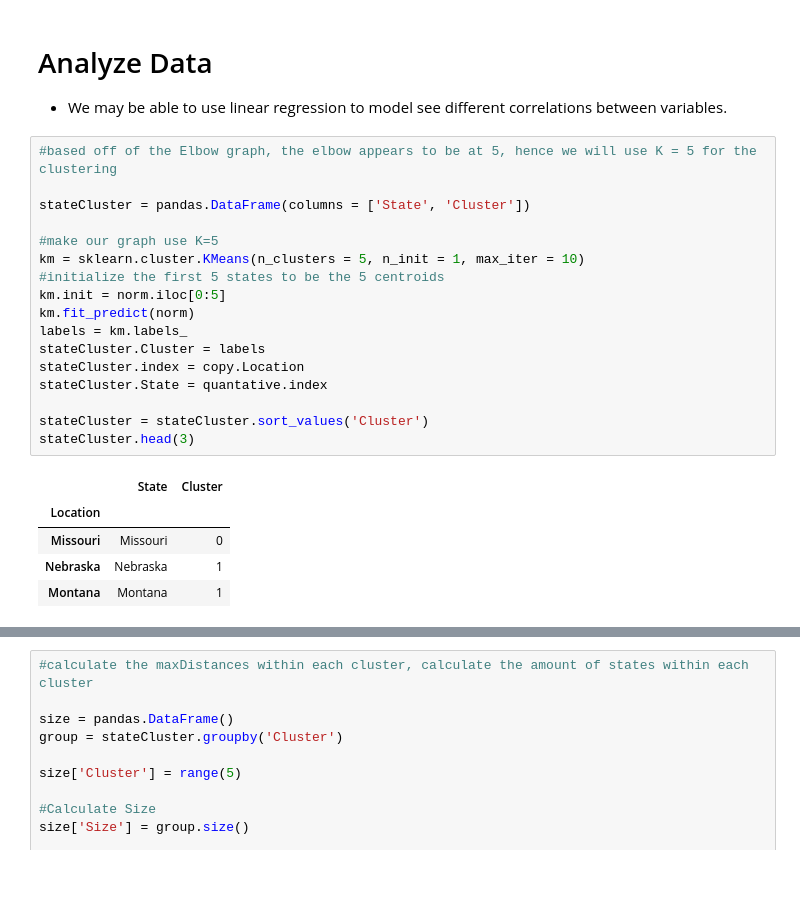
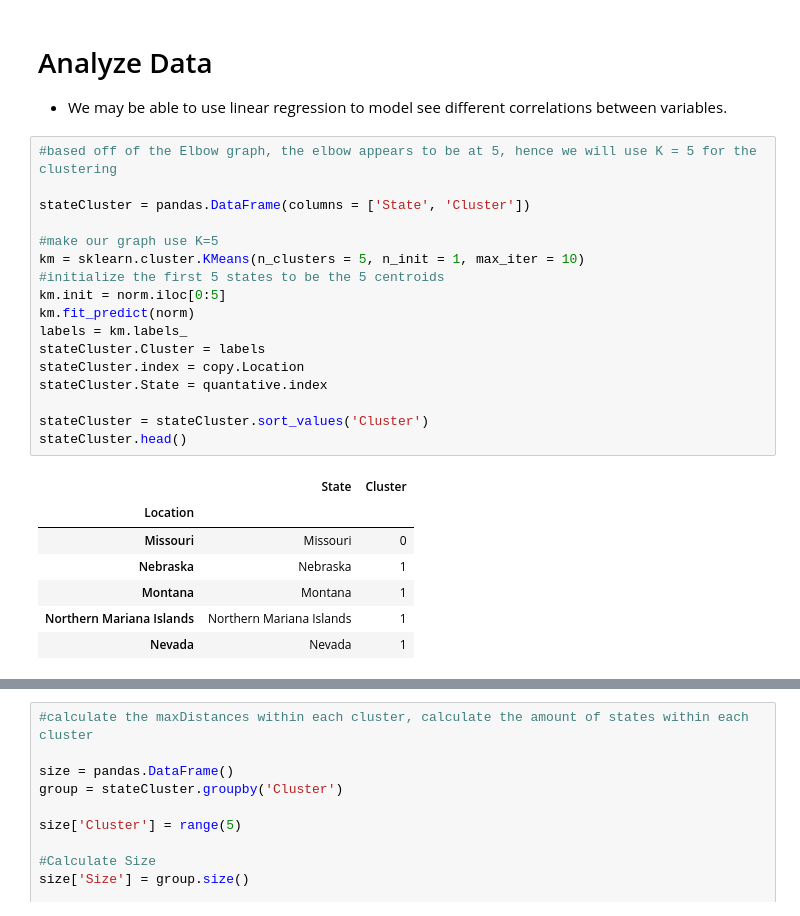
Before and after one commit to syao2017/Covid_Tracker, a Jupyter notebook: Team_Project_part_3.ipynb, the cells around one changed output, grey strips where cells are left out. Drawn from its saved outputs; the diff is of its cells as text; blank space fills up the shorter version.

```diff
--- a/Team_Project_part_3.ipynb
+++ b/Team_Project_part_3.ipynb
@@ -359,23 +437,25 @@ plt.show()
 # %%
 #based off of the Elbow graph, the elbow appears to be at 5, hence we will use K = 5 for the clustering
 
 stateCluster = pandas.DataFrame(columns = ['State', 'Cluster'])
 
 #make our graph use K=5
 km = sklearn.cluster.KMeans(n_clusters = 5, n_init = 1, max_iter = 10)
 #initialize the first 5 states to be the 5 centroids
 km.init = norm.iloc[0:5]
 km.fit_predict(norm)
 labels = km.labels_
 stateCluster.Cluster = labels
 stateCluster.index = copy.Location
 stateCluster.State = quantative.index
 
 stateCluster = stateCluster.sort_values('Cluster')
-stateCluster.head(3)
+stateCluster.head()
 # %% [output]
 |  | State | Cluster |
 | Location |  |  |
 | Missouri | Missouri | 0 |
 | Nebraska | Nebraska | 1 |
 | Montana | Montana | 1 |
+| Northern Mariana Islands | Northern Mariana Islands | 1 |
+| Nevada | Nevada | 1 |
```
Also changed, not shown: parts of 11 cells of this notebook.
